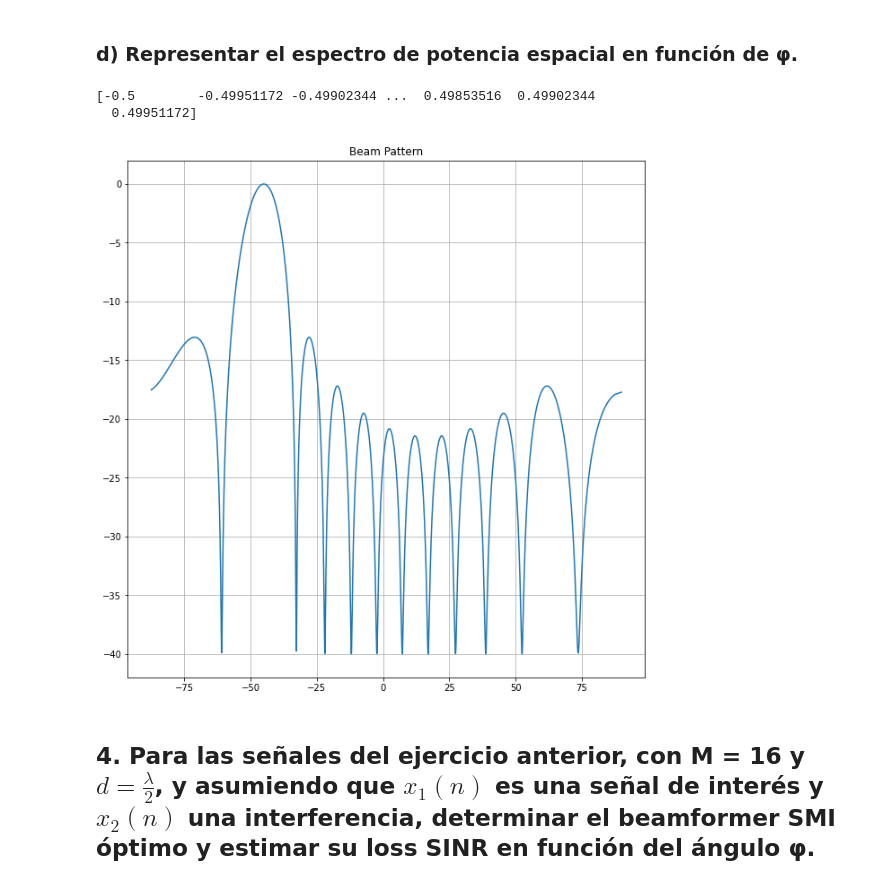
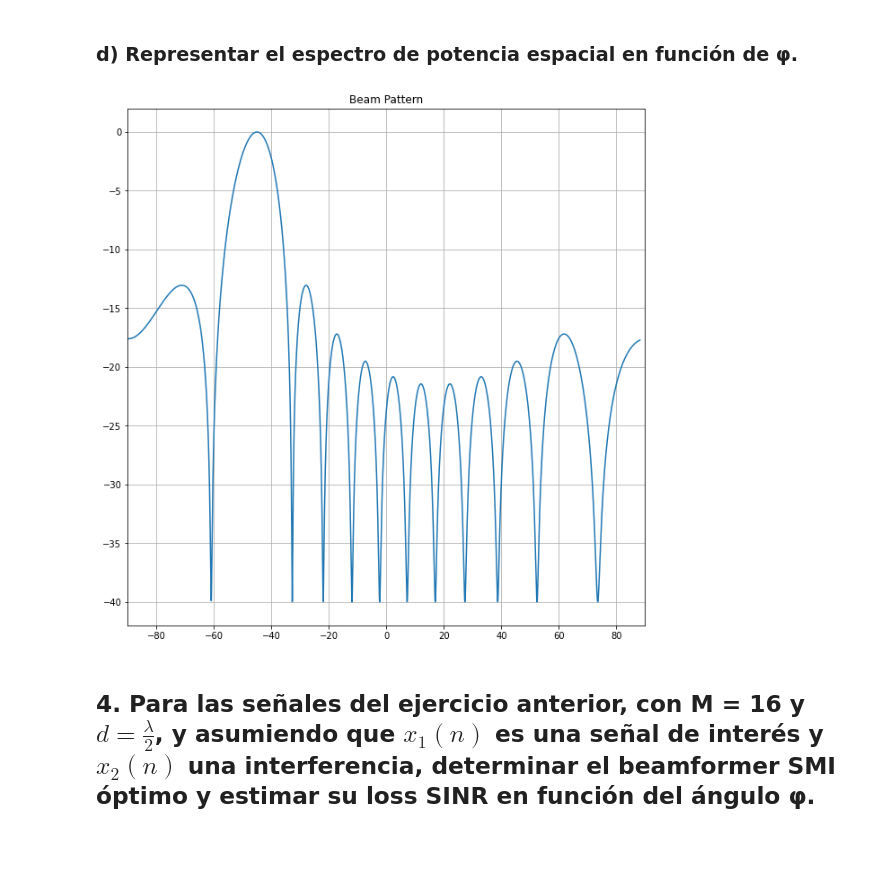
Before and after one commit to ManuMollon261297/PASA, a Jupyter notebook: TP6-Arreglos/ArreglosAdaptativos.ipynb, the cells around one changed output. Drawn from its saved outputs; the diff is of its cells as text; code cells hidden in the pictures; blank space fills up the shorter version.

```diff
--- a/TP6-Arreglos/ArreglosAdaptativos.ipynb
+++ b/TP6-Arreglos/ArreglosAdaptativos.ipynb
@@ -36,6 +36,7 @@ def MakeSubplot(x,y,fig,row,column,index,title):
   plt.title(title)
   plt.plot(x,y)
   plt.grid(True)
+  plt.xlim(left=-90,right=90)
 # %%
 lambda_c = 5
 x=1
@@ -126,20 +127,36 @@ $$R(\phi )=E\{ |C^H(\phi)\cdot x(n)|^2 \}$$
 # %% [markdown]
 ### d) Representar el espectro de potencia espacial en función de φ.
 # %%
-N=2048
-c_vect = GetMatchedCoefs(M,d,lambda_c,phi_x1)
-beam_pattern = np.fft.fftshift(abs(np.fft.fft(c_vect,n=N))**2)/M
-c_freqs = np.fft.fftshift(np.fft.fftfreq(n=N))
-print(c_freqs)
-phi_vect = np.arcsin( -(lambda_c*c_freqs)/d ) *(180/math.pi)
-fig_a = plt.figure(figsize=(8,8))
-plt.subplots_adjust(top = 1, bottom = 0, right = 1, left = 0, hspace = 0.2, wspace = 0.2)
-MakeSubplot(phi_vect, 10*np.log10(beam_pattern+1e-4),fig_a,1,1,1,title="Beam Pattern")
-plt.show()
+def CalcBeamPattern(M,c_vect,N=None):
+  if N== None:
+    n_fft = M
+  else:
+    n_fft = N
+  beam_pattern = np.fft.fftshift((abs(np.fft.fft(c_vect,n=N))**2))/M
+  c_freqs = np.fft.fftshift(np.fft.fftfreq(n=N))
+  phi_vect = np.arcsin( (lambda_c*c_freqs)/d ) *(180/math.pi)
+  return phi_vect, np.flip(beam_pattern)
-# %% [output]
-[-0.5        -0.49951172 -0.49902344 ...  0.49853516  0.49902344
-  0.49951172]
-[figure, removed]
+# %%
+#Parametros
+N = 4096
+M= 12
+sigma_x1 = 1
+sigma_x2 = np.sqrt(0.1)
+sigma_n = np.sqrt(0.005)
+phi_x1 = -45 *(math.pi/180) #Angulo de arribo de x1 en radianes
+phi_x2 = -65 *(math.pi/180) #Angulo de arribo de x2 en radianes
+Fc = 3e9                    #Frecuencia de portadora de 3GHZ
+lambda_c = 3e8/Fc
+d = lambda_c /2
+
+c_vect = GetMatchedCoefs(M,d,lambda_c,phi_x1)
+phi_vect , beam_pattern = CalcBeamPattern(M,c_vect,N)
+fig_a = plt.figure(figsize=(8,8))
+plt.subplots_adjust(top = 1, bottom = 0, right = 1, left = 0, hspace = 0.2, wspace = 0.2)
+MakeSubplot(phi_vect, 10*np.log10(beam_pattern+1e-4),fig_a,1,1,1,title="Beam Pattern")
+plt.show()
+# %% [output]
+[figure, added]
 # %% [markdown]
 ## 4. Para las señales del ejercicio anterior, con M = 16 y $d = \frac{λ}{2}$, y asumiendo que $x_1(n)$ es una señal de interés y $x_2(n)$ una interferencia, determinar el beamformer SMI óptimo y estimar su loss SINR en función del ángulo φ.
 # %%
```
Also changed, not shown: parts of 5 cells of this notebook.
